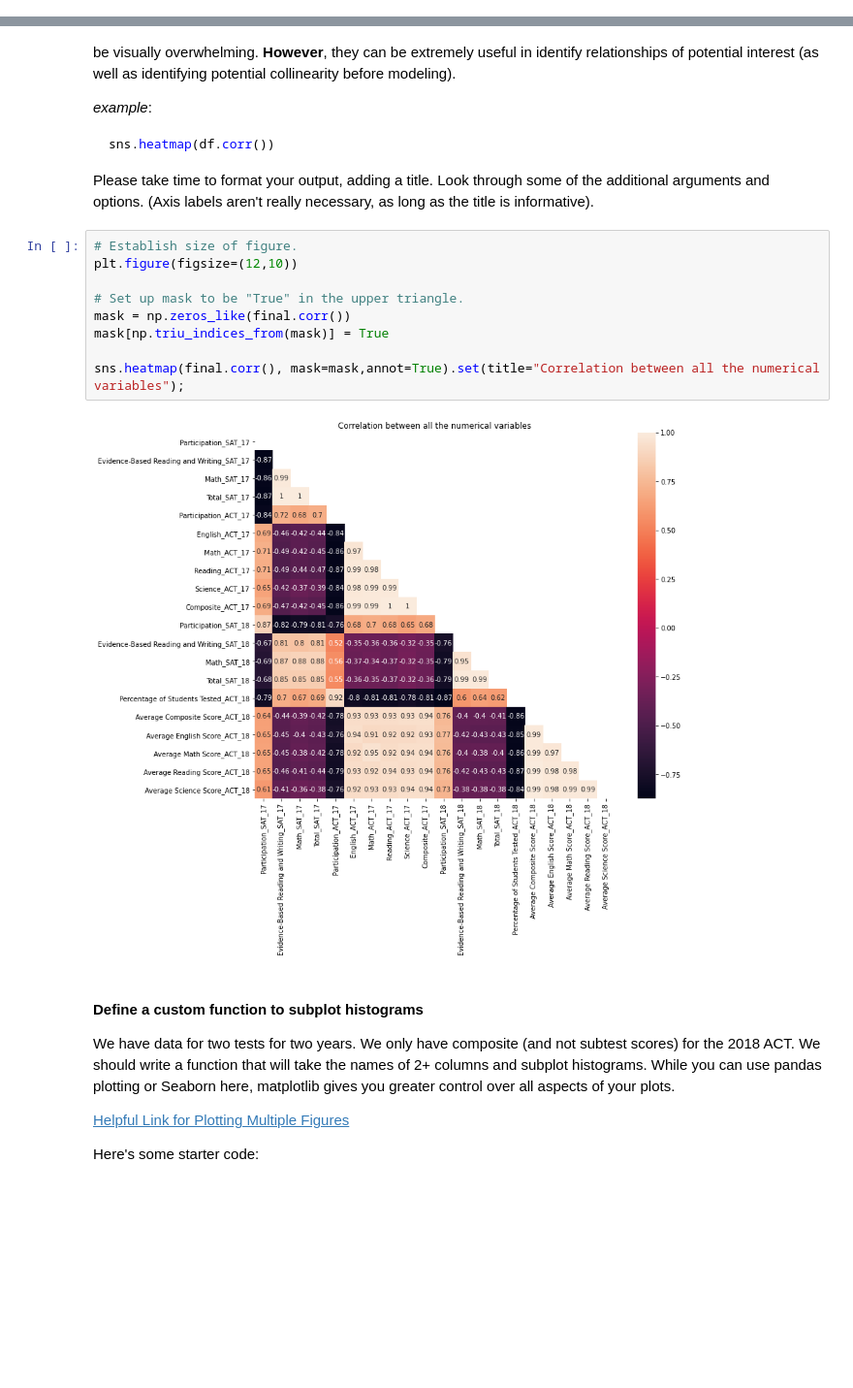
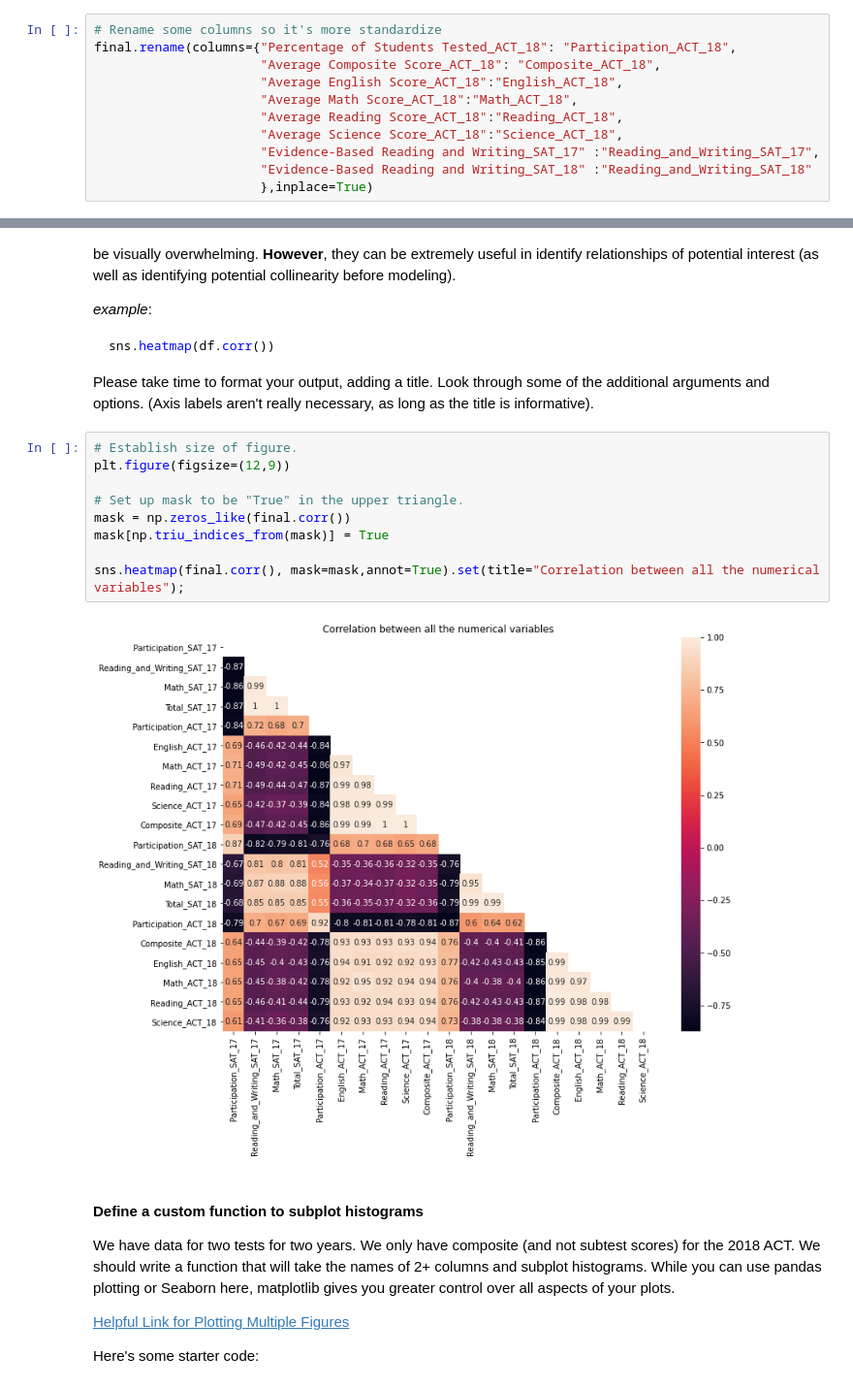
Before and after one commit to Ethkoh/GA_DSI_Projects, a Jupyter notebook: project_1/code/starter-code_updated.ipynb, the cells around one changed output, grey strips where cells are left out. Shown at 97% size. Cells and saved outputs as stored; diff of their text form; blank space fills up the shorter version.

```diff
--- a/project_1/code/starter-code_updated.ipynb
+++ b/project_1/code/starter-code_updated.ipynb
@@ -576,6 +603,17 @@ final.head()
 | 3 | Arkansas | 3.0 | 614 | 594 | 1208 | 100.0 | ... |
 | 4 | California | 53.0 | 531 | 524 | 1055 | 31.0 | ... |
 5 rows × 21 columns
+# %%
+# Rename some columns so it's more standardize
+final.rename(columns={"Percentage of Students Tested_ACT_18": "Participation_ACT_18",
+                      "Average Composite Score_ACT_18": "Composite_ACT_18",
+                      "Average English Score_ACT_18":"English_ACT_18",
+                      "Average Math Score_ACT_18":"Math_ACT_18",
+                      "Average Reading Score_ACT_18":"Reading_ACT_18",
+                      "Average Science Score_ACT_18":"Science_ACT_18",
+                      "Evidence-Based Reading and Writing_SAT_17" :"Reading_and_Writing_SAT_17",
+                      "Evidence-Based Reading and Writing_SAT_18" :"Reading_and_Writing_SAT_18"
+                      },inplace=True)
 # %%
 # Export merged final data
 final.to_csv('final.csv',index=False)
@@ -1047,15 +1084,15 @@ sns.heatmap(df.corr())
 Please take time to format your output, adding a title. Look through some of the additional arguments and options. (Axis labels aren't really necessary, as long as the title is informative).
 # %%
 # Establish size of figure.
-plt.figure(figsize=(12,10))
+plt.figure(figsize=(12,9))
 
 # Set up mask to be "True" in the upper triangle.
 mask = np.zeros_like(final.corr())
 mask[np.triu_indices_from(mask)] = True
 
 sns.heatmap(final.corr(), mask=mask,annot=True).set(title="Correlation between all the numerical variables");
 # %% [output]
-[figure, old version]
+[figure, new version]
 # %% [markdown]
 #### Define a custom function to subplot histograms
 
```
Also changed, not shown: parts of 59 cells of this notebook.
